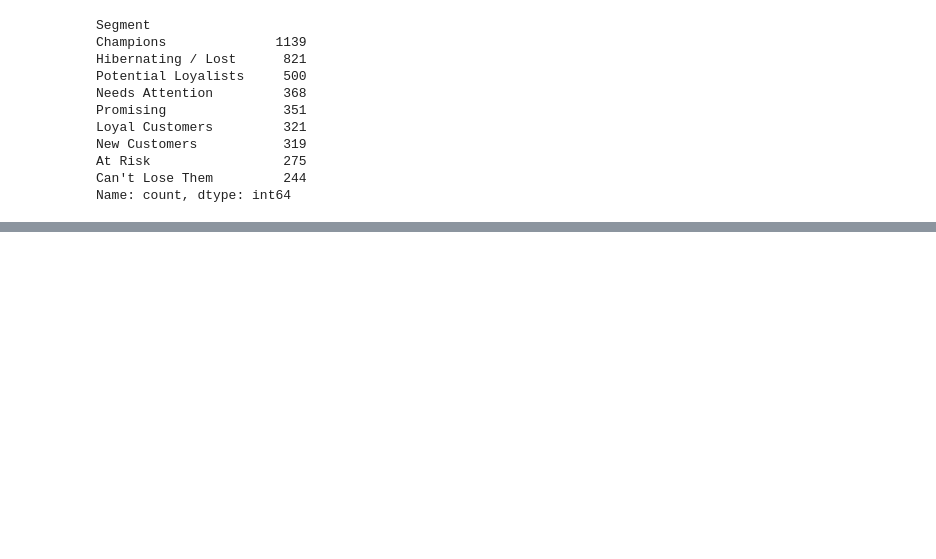
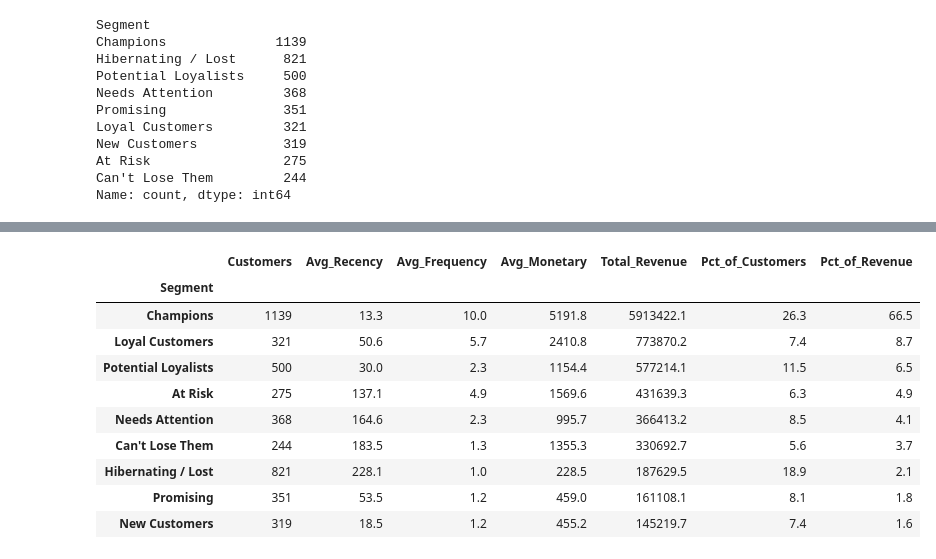
Before and after one commit to itsayushydv/data-analytics-projects, a Jupyter notebook: ecom/notebook/rfm.ipynb, the cells around one changed output, grey strips where cells are left out. Saved outputs shown, nothing was run; the diff lists cells and outputs as text; code cells hidden in the pictures; blank space fills up the shorter version.

```diff
--- a/ecom/notebook/rfm.ipynb
+++ b/ecom/notebook/rfm.ipynb
@@ -122,0 +127,25 @@ Name: count, dtype: int64
+# %%
+segment_summary = rfm.groupby('Segment').agg(
+    Customers=('customerid', 'count'),
+    Avg_Recency=('Recency', 'mean'),
+    Avg_Frequency=('Frequency', 'mean'),
+    Avg_Monetary=('Monetary', 'mean'),
+    Total_Revenue=('Monetary', 'sum')
+).sort_values('Total_Revenue', ascending=False)
+
+segment_summary['Pct_of_Customers'] = (segment_summary['Customers'] / segment_summary['Customers'].sum() * 100).round(1)
+segment_summary['Pct_of_Revenue'] = (segment_summary['Total_Revenue'] / segment_summary['Total_Revenue'].sum() * 100).round(1)
+
+segment_summary.round(1)
+# %% [output]
+|  | Customers | Avg_Recency | Avg_Frequency | Avg_Monetary | Total_Revenue | Pct_of_Customers | Pct_of_Revenue |
+| Segment |  |  |  |  |  |  |  |
+| Champions | 1139 | 13.3 | 10.0 | 5191.8 | 5913422.1 | 26.3 | 66.5 |
+| Loyal Customers | 321 | 50.6 | 5.7 | 2410.8 | 773870.2 | 7.4 | 8.7 |
+| Potential Loyalists | 500 | 30.0 | 2.3 | 1154.4 | 577214.1 | 11.5 | 6.5 |
+| At Risk | 275 | 137.1 | 4.9 | 1569.6 | 431639.3 | 6.3 | 4.9 |
+| Needs Attention | 368 | 164.6 | 2.3 | 995.7 | 366413.2 | 8.5 | 4.1 |
+| Can't Lose Them | 244 | 183.5 | 1.3 | 1355.3 | 330692.7 | 5.6 | 3.7 |
+| Hibernating / Lost | 821 | 228.1 | 1.0 | 228.5 | 187629.5 | 18.9 | 2.1 |
+| Promising | 351 | 53.5 | 1.2 | 459.0 | 161108.1 | 8.1 | 1.8 |
+| New Customers | 319 | 18.5 | 1.2 | 455.2 | 145219.7 | 7.4 | 1.6 |
```
Also changed, not shown: parts of 2 cells of this notebook, 1 other file.
